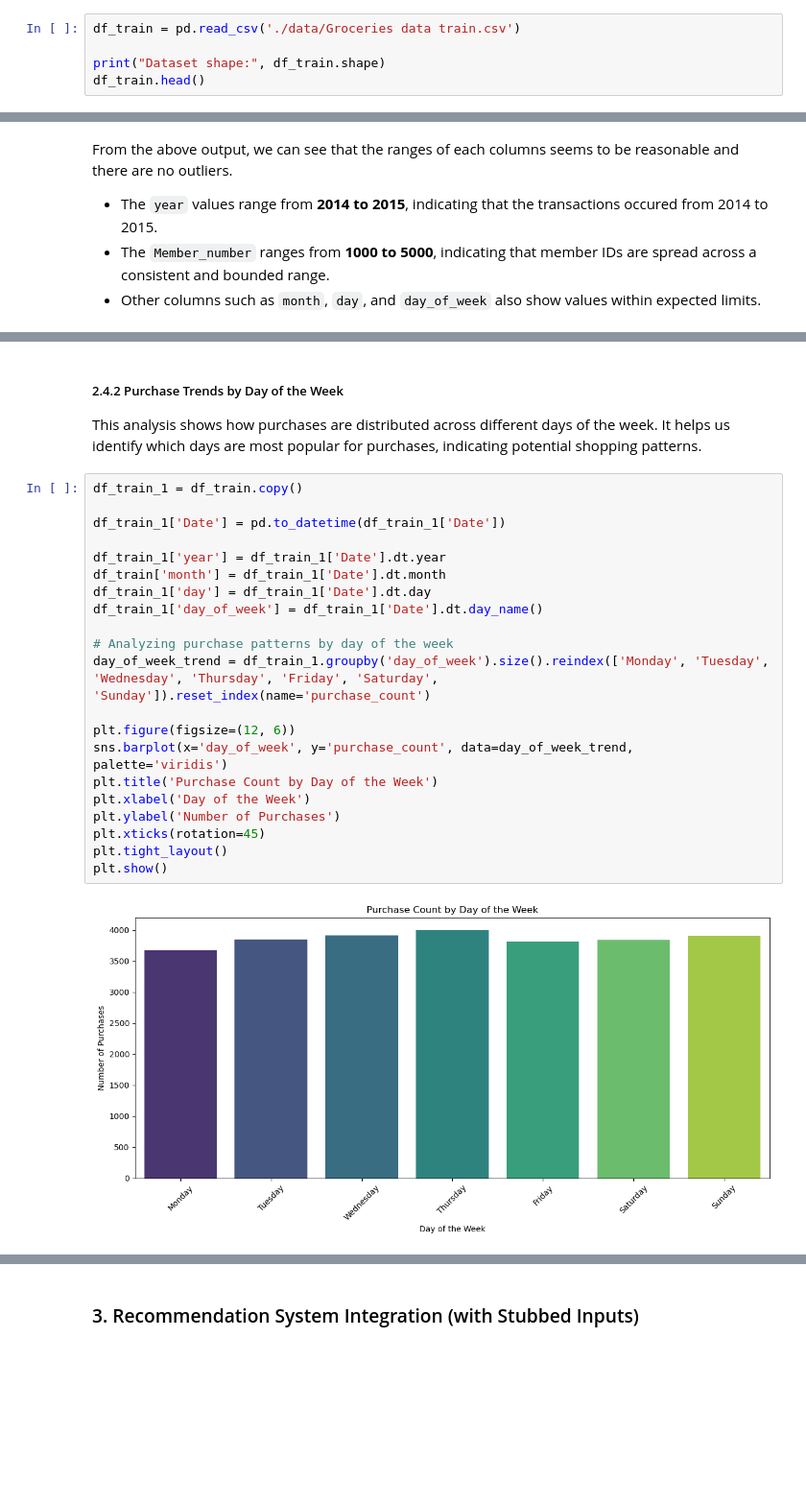
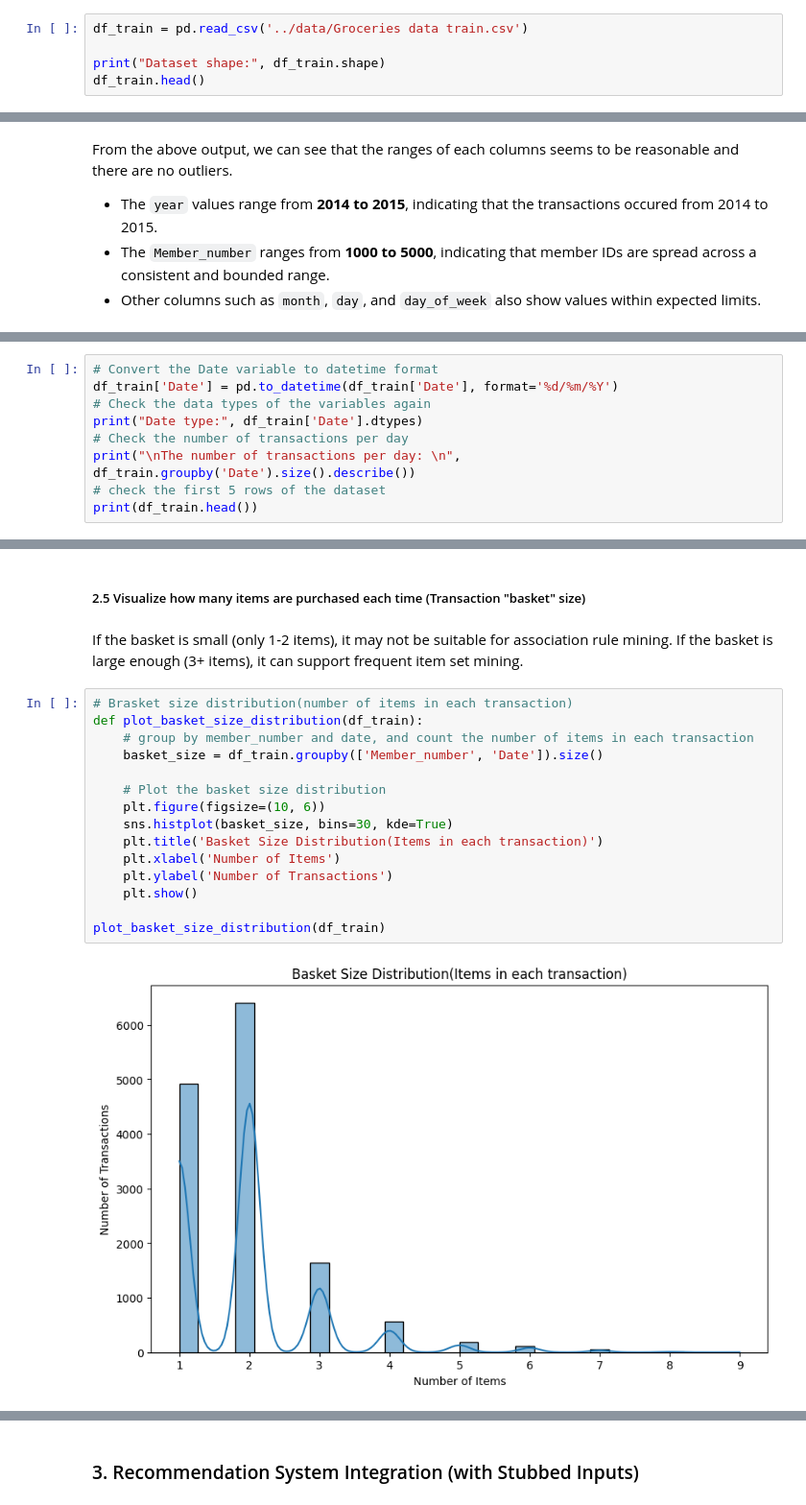
Before and after one commit to umairsayed/MBD_A3, a Jupyter notebook: 7_assign3.ipynb, the cells around one changed output, grey strips where cells are left out. Shown at 96% size. Drawn from its saved outputs; the diff is of its cells as text; blank space fills up the shorter version.

```diff
--- a/7_assign3.ipynb
+++ b/7_assign3.ipynb
@@ -26,7 +25,7 @@ from mlxtend.frequent_patterns import association_rules, fpgrowth
 # %% [markdown]
 ### 1. Read the dataset
 # %%
-df_train = pd.read_csv('./data/Groceries data train.csv')
+df_train = pd.read_csv('../data/Groceries data train.csv')
 
 print("Dataset shape:", df_train.shape)
 df_train.head()
@@ -92,0 +108,9 @@ Time Range: 1/01/2014 to 9/12/2015
+# %%
+# Convert the Date variable to datetime format
+df_train['Date'] = pd.to_datetime(df_train['Date'], format='%d/%m/%Y')
+# Check the data types of the variables again
+print("Date type:", df_train['Date'].dtypes)
+# Check the number of transactions per day
+print("\nThe number of transactions per day: \n", df_train.groupby('Date').size().describe())
+# check the first 5 rows of the dataset
+print(df_train.head())
@@ -148,28 +263,22 @@ plt.show()
 # %% [markdown]
-##### 2.4.2 Purchase Trends by Day of the Week
-
-This analysis shows how purchases are distributed across different days of the week. It helps us identify which days are most popular for purchases, indicating potential shopping patterns.
+##### 2.5 Visualize how many items are purchased each time (Transaction "basket" size)
+# %% [markdown]
+If the basket is small (only 1-2 items), it may not be suitable for association rule mining. If the basket is large enough (3+ items), it can support frequent item set mining.
 # %%
-df_train_1 = df_train.copy()
+# Brasket size distribution(number of items in each transaction)
+def plot_basket_size_distribution(df_train):
+    # group by member_number and date, and count the number of items in each transaction
+    basket_size = df_train.groupby(['Member_number', 'Date']).size()
 
-df_train_1['Date'] = pd.to_datetime(df_train_1['Date'])
+    # Plot the basket size distribution
+    plt.figure(figsize=(10, 6))
+    sns.histplot(basket_size, bins=30, kde=True)
+    plt.title('Basket Size Distribution(Items in each transaction)')
+    plt.xlabel('Number of Items')
+    plt.ylabel('Number of Transactions')
+    plt.show()
 
-df_train_1['year'] = df_train_1['Date'].dt.year
-df_train['month'] = df_train_1['Date'].dt.month
-df_train_1['day'] = df_train_1['Date'].dt.day
-df_train_1['day_of_week'] = df_train_1['Date'].dt.day_name()
-
-# Analyzing purchase patterns by day of the week
-day_of_week_trend = df_train_1.groupby('day_of_week').size().reindex(['Monday', 'Tuesday', 'Wednesday', 'Thursday', 'Friday', 'Saturday', 'Sunday']).reset_index(name='purchase_count')
-
-plt.figure(figsize=(12, 6))
-sns.barplot(x='day_of_week', y='purchase_count', data=day_of_week_trend, palette='viridis')
-plt.title('Purchase Count by Day of the Week')
-plt.xlabel('Day of the Week')
-plt.ylabel('Number of Purchases')
-plt.xticks(rotation=45)
-plt.tight_layout()
-plt.show()
+plot_basket_size_distribution(df_train)
 # %% [output]
-[figure, old version]
+[figure, new version]
 # %% [markdown]
```
Also changed, not shown: parts of 23 cells of this notebook.
